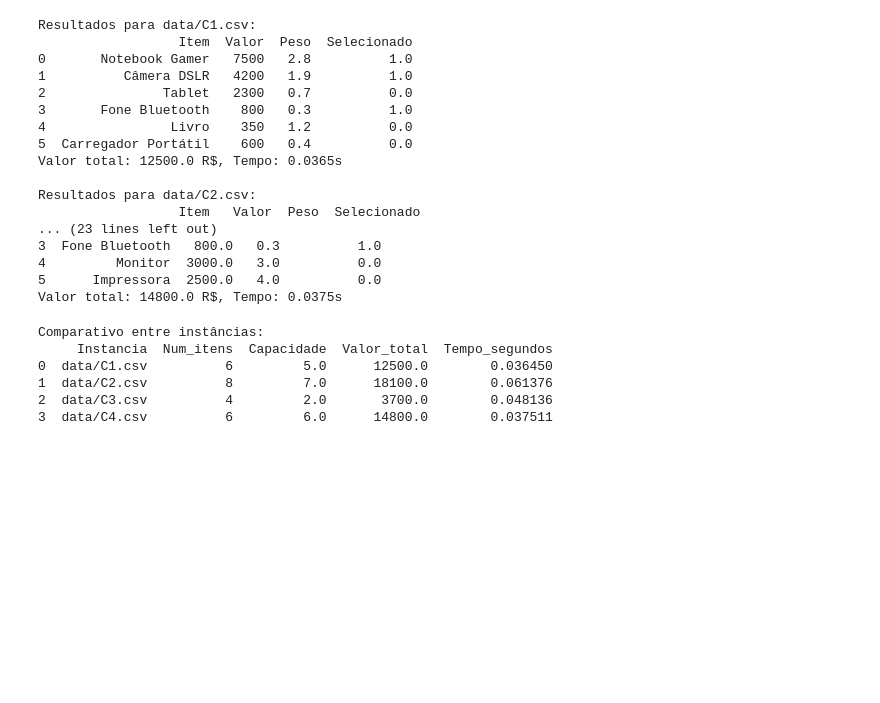
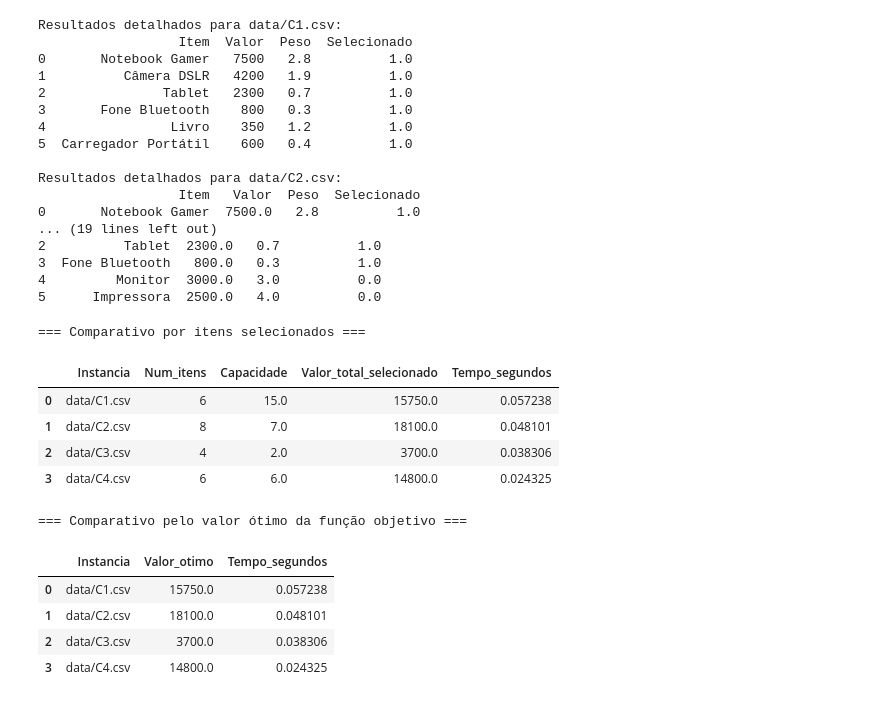
Before and after one commit to Renef13/Trabalho1_PO, a Jupyter notebook: mochila_analise.ipynb, the cells around one changed output. Cells and saved outputs as stored; diff of their text form; code cells hidden in the pictures; blank space fills up the shorter version.

```diff
--- a/mochila_analise.ipynb
+++ b/mochila_analise.ipynb
@@ -55,49 +49,69 @@ def resolver_mochila(items, values, weights, capacity):
 # %%
-instancias = ['data/C2.csv', 'data/C3.csv', 'data/C4.csv']
-comparativo = []
+instancias = ['data/C1.csv', 'data/C2.csv', 'data/C3.csv', 'data/C4.csv']
+
+comparativo_itens = []
+comparativo_valor = []
 
 for csv_file in instancias:
     items, values, weights, capacity = carregar_instancia(csv_file)
-    results, total_value, tempo = resolver_mochila(items, values, weights, capacity)
 
-    comparativo.append({
+    resultados_itens, valor_otimo, tempo = resolver_mochila(items, values, weights, capacity)
+
+    print(f"\nResultados detalhados para {csv_file}:")
+    print(resultados_itens)
+
+    comparativo_itens.append({
         'Instancia': csv_file,
         'Num_itens': len(items),
         'Capacidade': capacity,
-        'Valor_total': total_value,
+        'Valor_total_selecionado': resultados_itens.loc[resultados_itens['Selecionado']==1, 'Valor'].sum(),
         'Tempo_segundos': tempo
     })
 
-    print(f"\nResultados para {csv_file}:")
-    print(results)
-    print(f"Valor total: {total_value} R$, Tempo: {tempo:.4f}s")
+    comparativo_valor.append({
+        'Instancia': csv_file,
+        'Valor_otimo': valor_otimo,
+        'Tempo_segundos': tempo
+    })
 # %% [output]
-Resultados para data/C1.csv:
+Resultados detalhados para data/C1.csv:
                   Item  Valor  Peso  Selecionado
 0       Notebook Gamer   7500   2.8          1.0
 1          Câmera DSLR   4200   1.9          1.0
-2               Tablet   2300   0.7          0.0
+2               Tablet   2300   0.7          1.0
 3       Fone Bluetooth    800   0.3          1.0
-4                Livro    350   1.2          0.0
-5  Carregador Portátil    600   0.4          0.0
-Valor total: 12500.0 R$, Tempo: 0.0365s
+4                Livro    350   1.2          1.0
+5  Carregador Portátil    600   0.4          1.0
 
-Resultados para data/C2.csv:
+Resultados detalhados para data/C2.csv:
                   Item   Valor  Peso  Selecionado
-... (23 lines left out)
+0       Notebook Gamer  7500.0   2.8          1.0
+... (19 lines left out)
+2          Tablet  2300.0   0.7          1.0
 3  Fone Bluetooth   800.0   0.3          1.0
 4         Monitor  3000.0   3.0          0.0
 5      Impressora  2500.0   4.0          0.0
-Valor total: 14800.0 R$, Tempo: 0.0375s
 # %%
-comparativo_df = pd.DataFrame(comparativo)
-print("\nComparativo entre instâncias:")
-print(comparativo_df)
+df_comparativo_itens = pd.DataFrame(comparativo_itens)
+df_comparativo_valor = pd.DataFrame(comparativo_valor)
+
+# Mostrar tabelas
+print("\n=== Comparativo por itens selecionados ===")
+display(df_comparativo_itens)
+
+print("\n=== Comparativo pelo valor ótimo da função objetivo ===")
+display(df_comparativo_valor)
 # %% [output]
-Comparativo entre instâncias:
-     Instancia  Num_itens  Capacidade  Valor_total  Tempo_segundos
-0  data/C1.csv          6         5.0      12500.0        0.036450
-1  data/C2.csv          8         7.0      18100.0        0.061376
-2  data/C3.csv          4         2.0       3700.0        0.048136
-3  data/C4.csv          6         6.0      14800.0        0.037511
+=== Comparativo por itens selecionados ===
+|  | Instancia | Num_itens | Capacidade | Valor_total_selecionado | Tempo_segundos |
+| 0 | data/C1.csv | 6 | 15.0 | 15750.0 | 0.057238 |
+| 1 | data/C2.csv | 8 | 7.0 | 18100.0 | 0.048101 |
+| 2 | data/C3.csv | 4 | 2.0 | 3700.0 | 0.038306 |
+| 3 | data/C4.csv | 6 | 6.0 | 14800.0 | 0.024325 |
+=== Comparativo pelo valor ótimo da função objetivo ===
+|  | Instancia | Valor_otimo | Tempo_segundos |
+| 0 | data/C1.csv | 15750.0 | 0.057238 |
+| 1 | data/C2.csv | 18100.0 | 0.048101 |
+| 2 | data/C3.csv | 3700.0 | 0.038306 |
+| 3 | data/C4.csv | 14800.0 | 0.024325 |
 # %%
```
Also changed, not shown: parts of 3 cells of this notebook.
